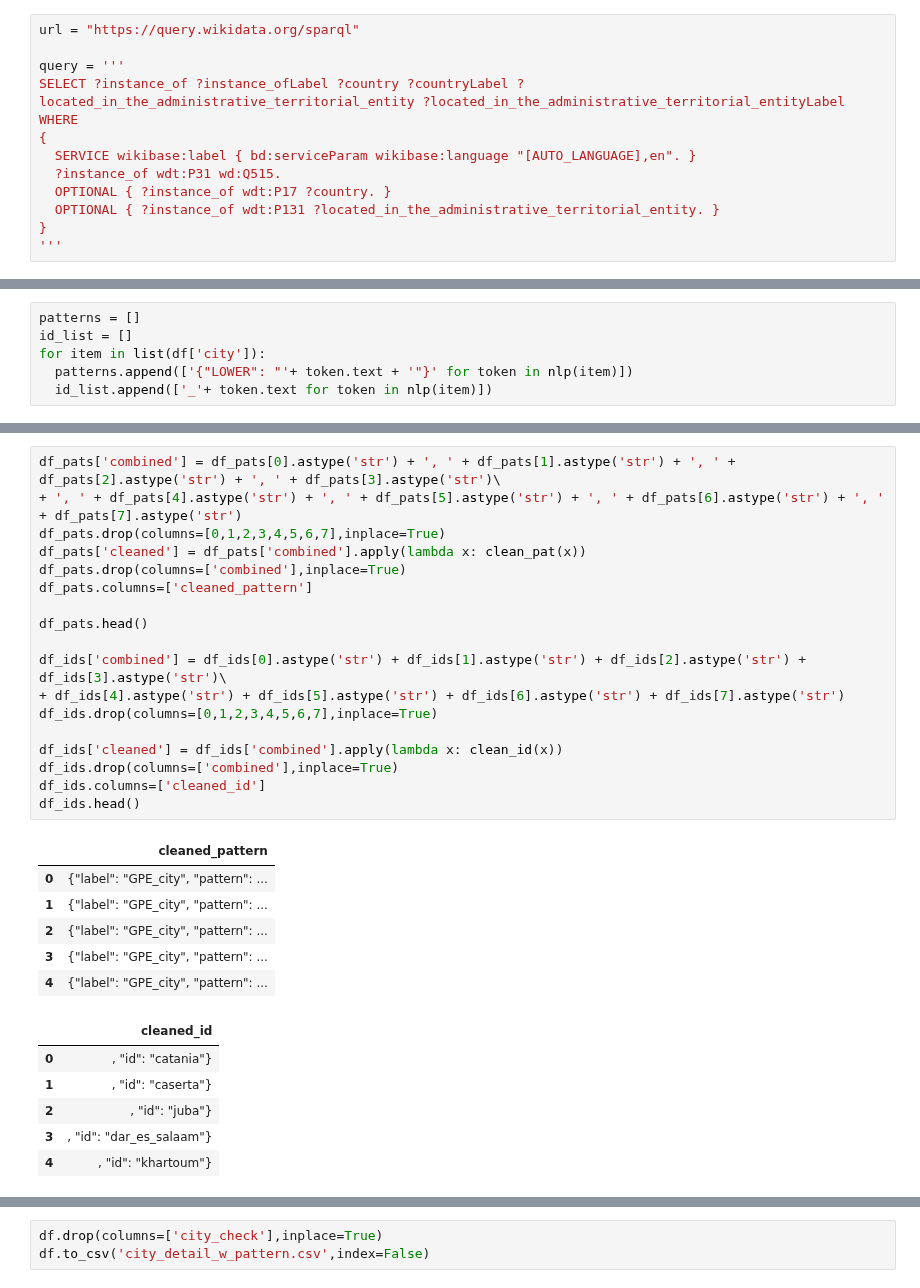
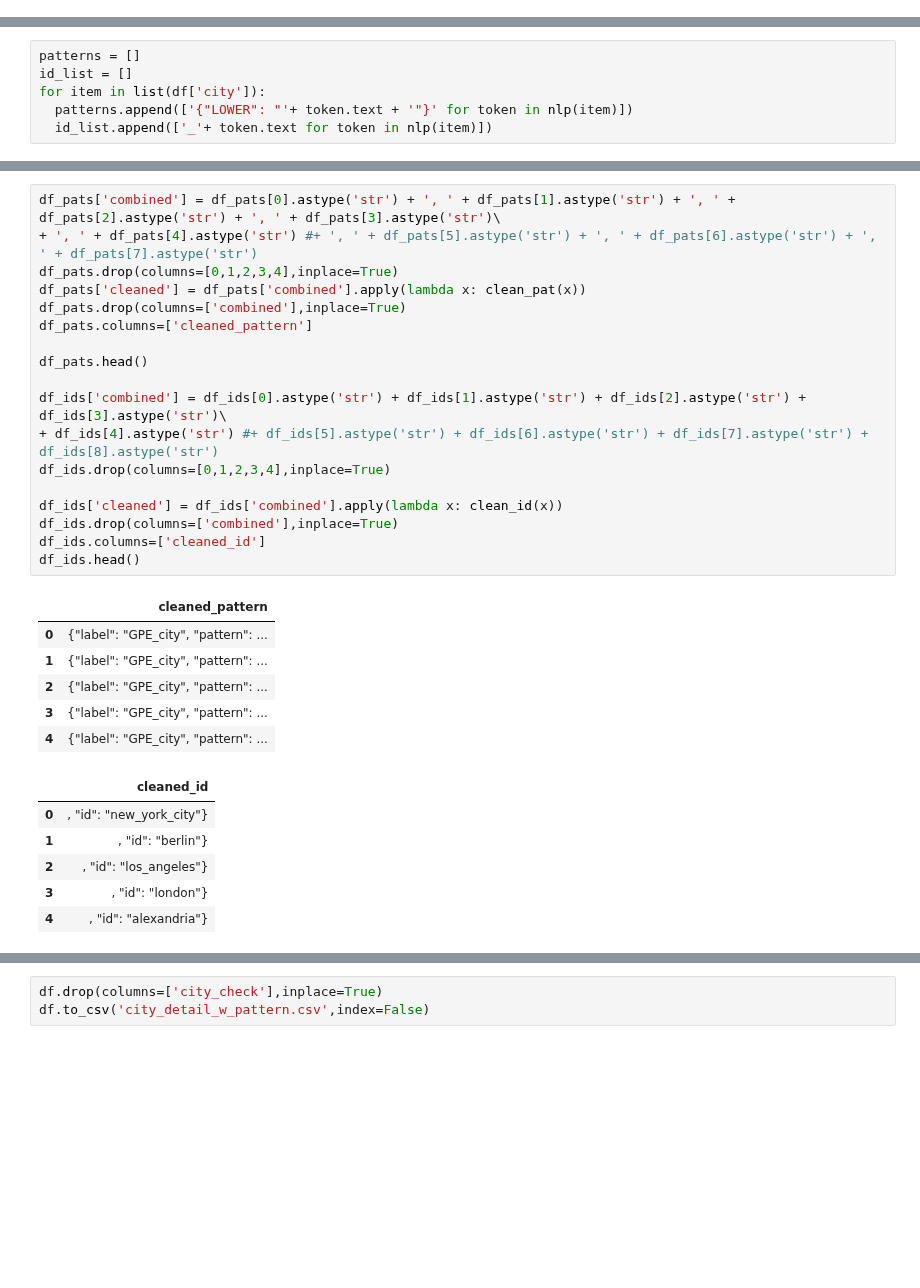
Before and after one commit to ravi-gopalan/DAND_Data_Wrangling, a Jupyter notebook: city_list_wikidata.ipynb, the cells around one changed output, grey strips where cells are left out. Saved outputs shown, nothing was run; the diff lists cells and outputs as text; blank space fills up the shorter version.

```diff
--- a/city_list_wikidata.ipynb
+++ b/city_list_wikidata.ipynb
@@ -186,15 +182,3 @@ df = get_results(url, query)
-# %%
-url = "https://query.wikidata.org/sparql"
-
-query = '''
-SELECT ?instance_of ?instance_ofLabel ?country ?countryLabel ?located_in_the_administrative_territorial_entity ?located_in_the_administrative_territorial_entityLabel WHERE
-{
-  SERVICE wikibase:label { bd:serviceParam wikibase:language "[AUTO_LANGUAGE],en". }
-  ?instance_of wdt:P31 wd:Q515.
-  OPTIONAL { ?instance_of wdt:P17 ?country. }
-  OPTIONAL { ?instance_of wdt:P131 ?located_in_the_administrative_territorial_entity. }
-}
-'''
 # %%
 df, r_list, r_counter = query_and_process_results(url, query)
 # %% [output]
@@ -293,34 +277,34 @@ df_ids.head()
 # %%
 df_pats['combined'] = df_pats[0].astype('str') + ', ' + df_pats[1].astype('str') + ', ' + df_pats[2].astype('str') + ', ' + df_pats[3].astype('str')\
-+ ', ' + df_pats[4].astype('str') + ', ' + df_pats[5].astype('str') + ', ' + df_pats[6].astype('str') + ', ' + df_pats[7].astype('str')
-df_pats.drop(columns=[0,1,2,3,4,5,6,7],inplace=True)
++ ', ' + df_pats[4].astype('str') #+ ', ' + df_pats[5].astype('str') + ', ' + df_pats[6].astype('str') + ', ' + df_pats[7].astype('str')
+df_pats.drop(columns=[0,1,2,3,4],inplace=True)
 df_pats['cleaned'] = df_pats['combined'].apply(lambda x: clean_pat(x))
 df_pats.drop(columns=['combined'],inplace=True)
 df_pats.columns=['cleaned_pattern']
 
 df_pats.head()
 
 df_ids['combined'] = df_ids[0].astype('str') + df_ids[1].astype('str') + df_ids[2].astype('str') + df_ids[3].astype('str')\
-+ df_ids[4].astype('str') + df_ids[5].astype('str') + df_ids[6].astype('str') + df_ids[7].astype('str')
-df_ids.drop(columns=[0,1,2,3,4,5,6,7],inplace=True)
++ df_ids[4].astype('str') #+ df_ids[5].astype('str') + df_ids[6].astype('str') + df_ids[7].astype('str') + df_ids[8].astype('str')
+df_ids.drop(columns=[0,1,2,3,4],inplace=True)
 
 df_ids['cleaned'] = df_ids['combined'].apply(lambda x: clean_id(x))
 df_ids.drop(columns=['combined'],inplace=True)
 df_ids.columns=['cleaned_id']
 df_ids.head()
 # %% [output]
 |  | cleaned_pattern |
 | 0 | {"label": "GPE_city", "pattern": ... |
 | 1 | {"label": "GPE_city", "pattern": ... |
 | 2 | {"label": "GPE_city", "pattern": ... |
 | 3 | {"label": "GPE_city", "pattern": ... |
 | 4 | {"label": "GPE_city", "pattern": ... |
 |  | cleaned_id |
-| 0 | , "id": "catania"} |
-| 1 | , "id": "caserta"} |
-| 2 | , "id": "juba"} |
-| 3 | , "id": "dar_es_salaam"} |
-| 4 | , "id": "khartoum"} |
+| 0 | , "id": "new_york_city"} |
+| 1 | , "id": "berlin"} |
+| 2 | , "id": "los_angeles"} |
+| 3 | , "id": "london"} |
+| 4 | , "id": "alexandria"} |
 # %%
 df_pat_ids = pd.concat([df_pats,df_ids],axis=1)
 df_pat_ids['combined'] = df_pat_ids['cleaned_pattern'].astype('str') + df_pat_ids['cleaned_id'].astype('str')
```
Also changed, not shown: parts of 37 cells of this notebook.
